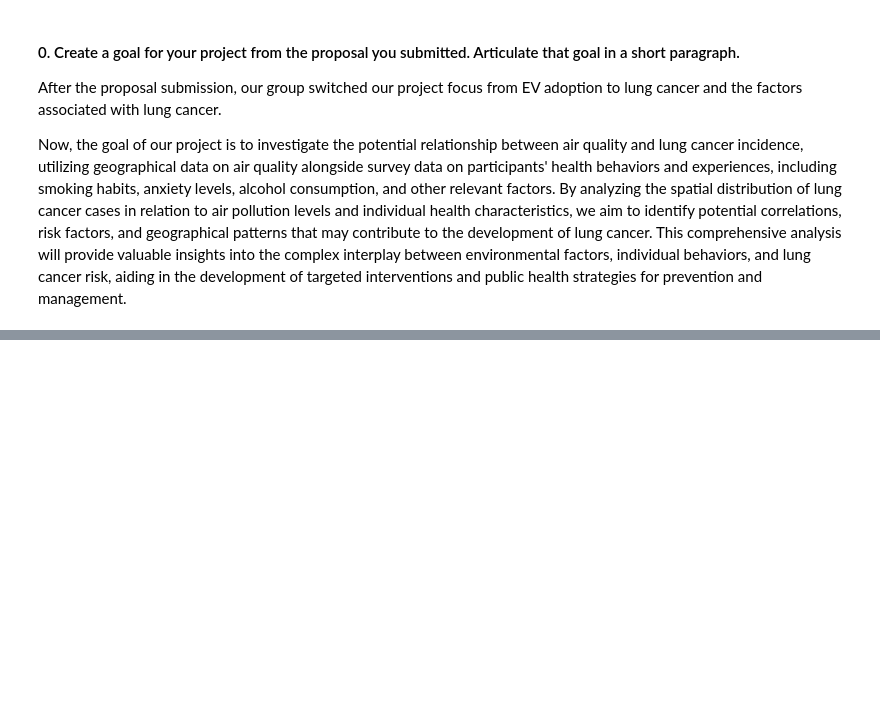
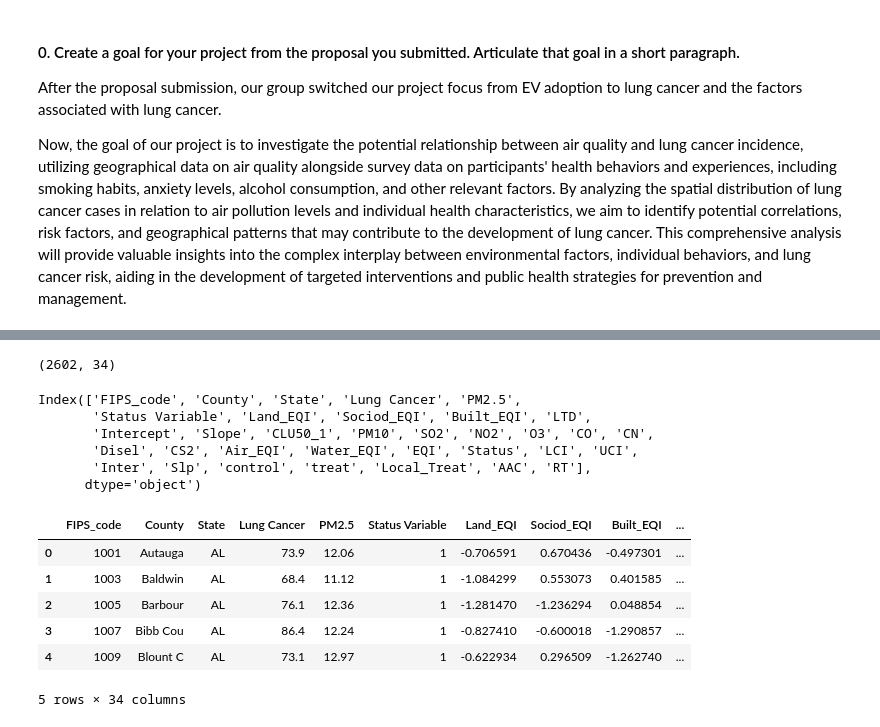
Before and after one commit to kevmiao/CS329E-Project, a Jupyter notebook: analysis.ipynb, the cells around one changed output, grey strips where cells are left out. Drawn from its saved outputs; the diff is of its cells as text; code cells hidden in the pictures; blank space fills up the shorter version.

Commit message:
finished wrangling for dataset 1

```diff
--- a/analysis.ipynb
+++ b/analysis.ipynb
@@ -23,0 +27,24 @@ pd.read_csv
+# %%
+# data wrangling "air_cancer_df"
+air_cancer_df.shape
+# %% [output]
+(2602, 34)
+# %%
+air_cancer_df.columns
+# %% [output]
+Index(['FIPS_code', 'County', 'State', 'Lung Cancer', 'PM2.5',
+       'Status Variable', 'Land_EQI', 'Sociod_EQI', 'Built_EQI', 'LTD',
+       'Intercept', 'Slope', 'CLU50_1', 'PM10', 'SO2', 'NO2', 'O3', 'CO', 'CN',
+       'Disel', 'CS2', 'Air_EQI', 'Water_EQI', 'EQI', 'Status', 'LCI', 'UCI',
+       'Inter', 'Slp', 'control', 'treat', 'Local_Treat', 'AAC', 'RT'],
+      dtype='object')
+# %%
+air_cancer_df.head()
+# %% [output]
+|  | FIPS_code | County | State | Lung Cancer | PM2.5 | Status Variable | Land_EQI | Sociod_EQI | Built_EQI | ... |
+| 0 | 1001 | Autauga | AL | 73.9 | 12.06 | 1 | -0.706591 | 0.670436 | -0.497301 | ... |
+| 1 | 1003 | Baldwin | AL | 68.4 | 11.12 | 1 | -1.084299 | 0.553073 | 0.401585 | ... |
+| 2 | 1005 | Barbour | AL | 76.1 | 12.36 | 1 | -1.281470 | -1.236294 | 0.048854 | ... |
+| 3 | 1007 | Bibb Cou | AL | 86.4 | 12.24 | 1 | -0.827410 | -0.600018 | -1.290857 | ... |
+| 4 | 1009 | Blount C | AL | 73.1 | 12.97 | 1 | -0.622934 | 0.296509 | -1.262740 | ... |
+5 rows × 34 columns
```
Also changed, not shown: parts of 21 cells of this notebook, 2 other files.
